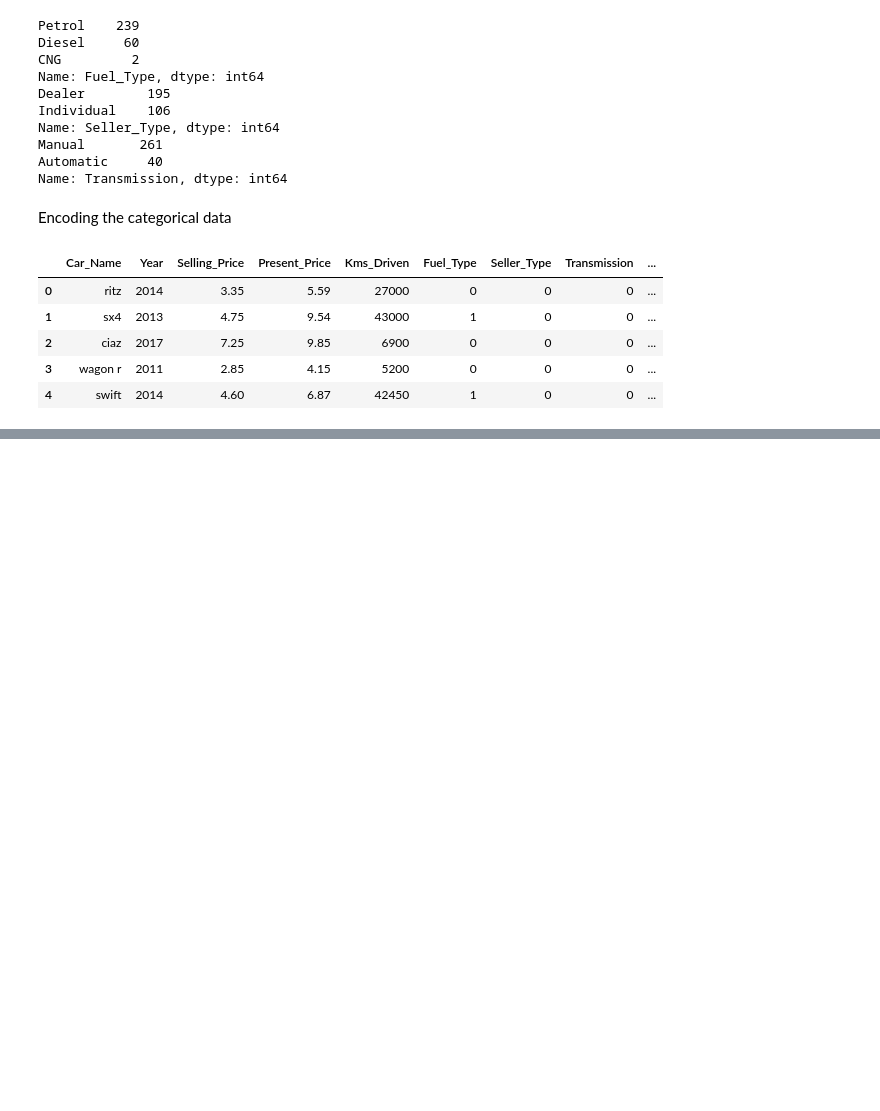
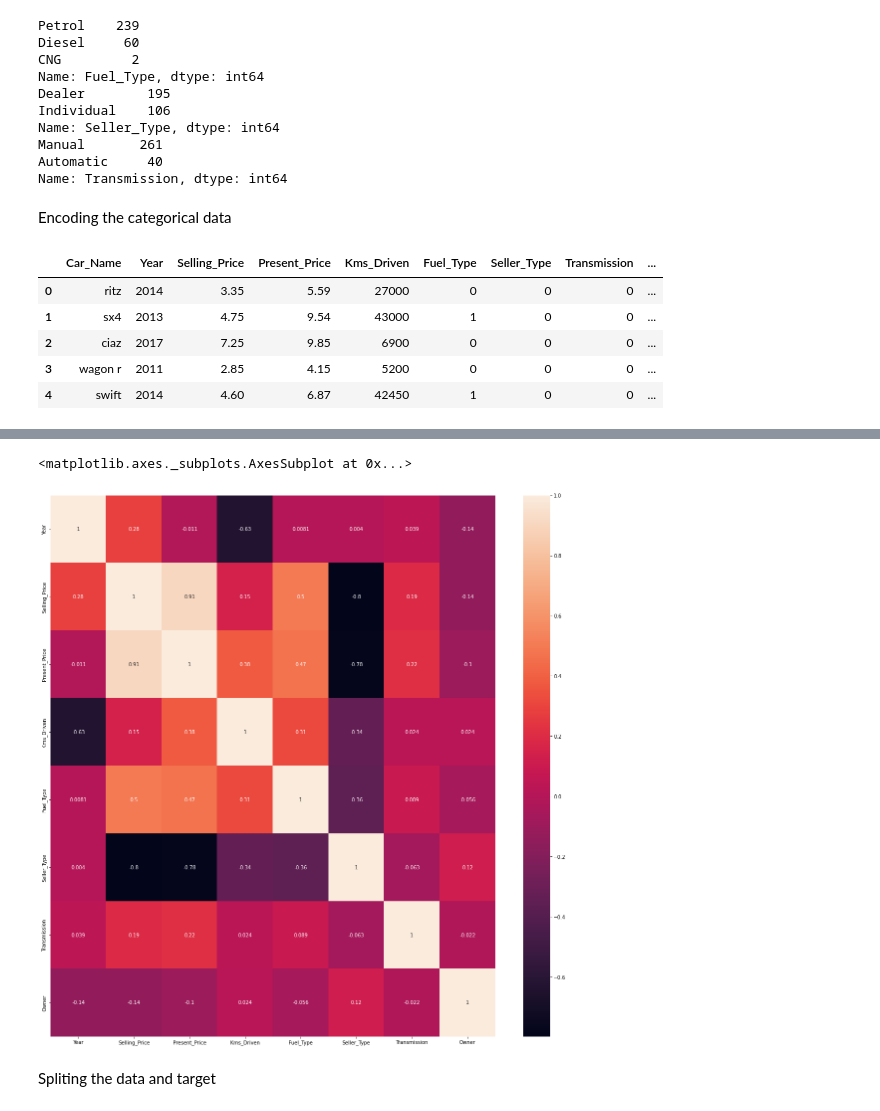
Before and after one commit to MrNeilMehta/Project-7-Car-Price-Prediction, a Jupyter notebook: Project_7_Car_Price_Prediction.ipynb, the cells around one changed output, grey strips where cells are left out. Drawn from its saved outputs; the diff is of its cells as text; code cells hidden in the pictures; blank space fills up the shorter version.

```diff
--- a/Project_7_Car_Price_Prediction.ipynb
+++ b/Project_7_Car_Price_Prediction.ipynb
@@ -109,0 +122,9 @@ df.head()
+# %%
+c=df.corr(method='spearman')
+plt.figure(figsize=(20,20))
+sns.heatmap(c,annot=True)
+# %% [output]
+<matplotlib.axes._subplots.AxesSubplot at 0x...>
+[figure, added]
+# %% [markdown]
+Spliting the data and target
```
Also changed, not shown: parts of 29 cells of this notebook.
